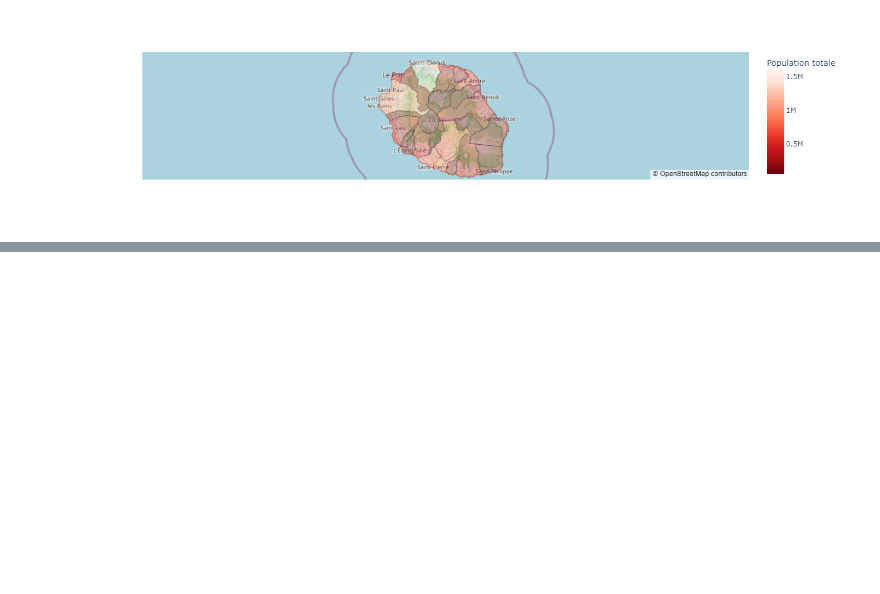
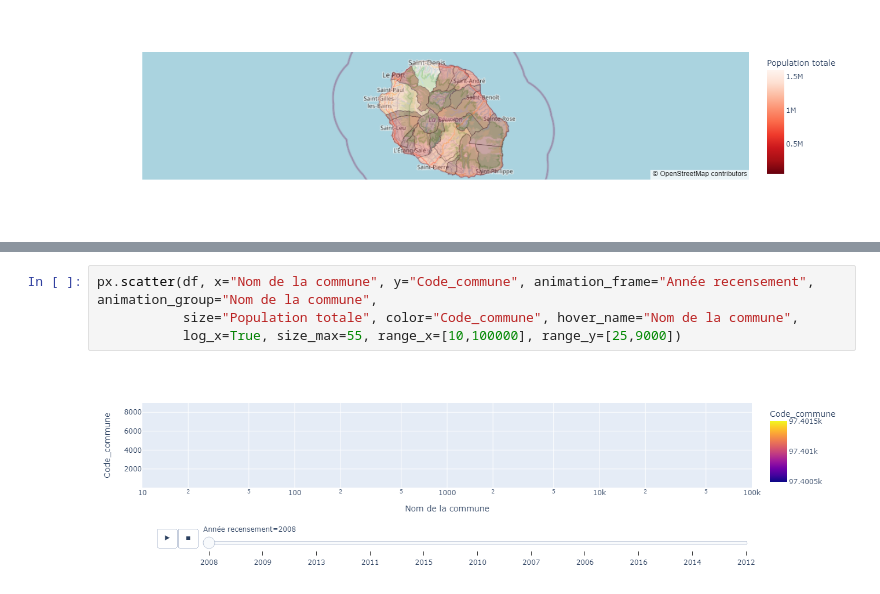
Before and after one commit to gabs974/datavizreunion, a Jupyter notebook: dataviz_evolution_pop_974.ipynb, the cells around one changed output, grey strips where cells are left out. Saved outputs shown, nothing was run; the diff lists cells and outputs as text; blank space fills up the shorter version.

```diff
--- a/dataviz_evolution_pop_974.ipynb
+++ b/dataviz_evolution_pop_974.ipynb
@@ -162,0 +257,6 @@ Type:      function
+# %%
+px.scatter(df, x="Nom de la commune", y="Code_commune", animation_frame="Année recensement", animation_group="Nom de la commune",
+           size="Population totale", color="Code_commune", hover_name="Nom de la commune",
+           log_x=True, size_max=55, range_x=[10,100000], range_y=[25,9000])
+# %% [output]
+[figure, added]
```
Also changed, not shown: parts of 12 cells of this notebook, 3 other files.
